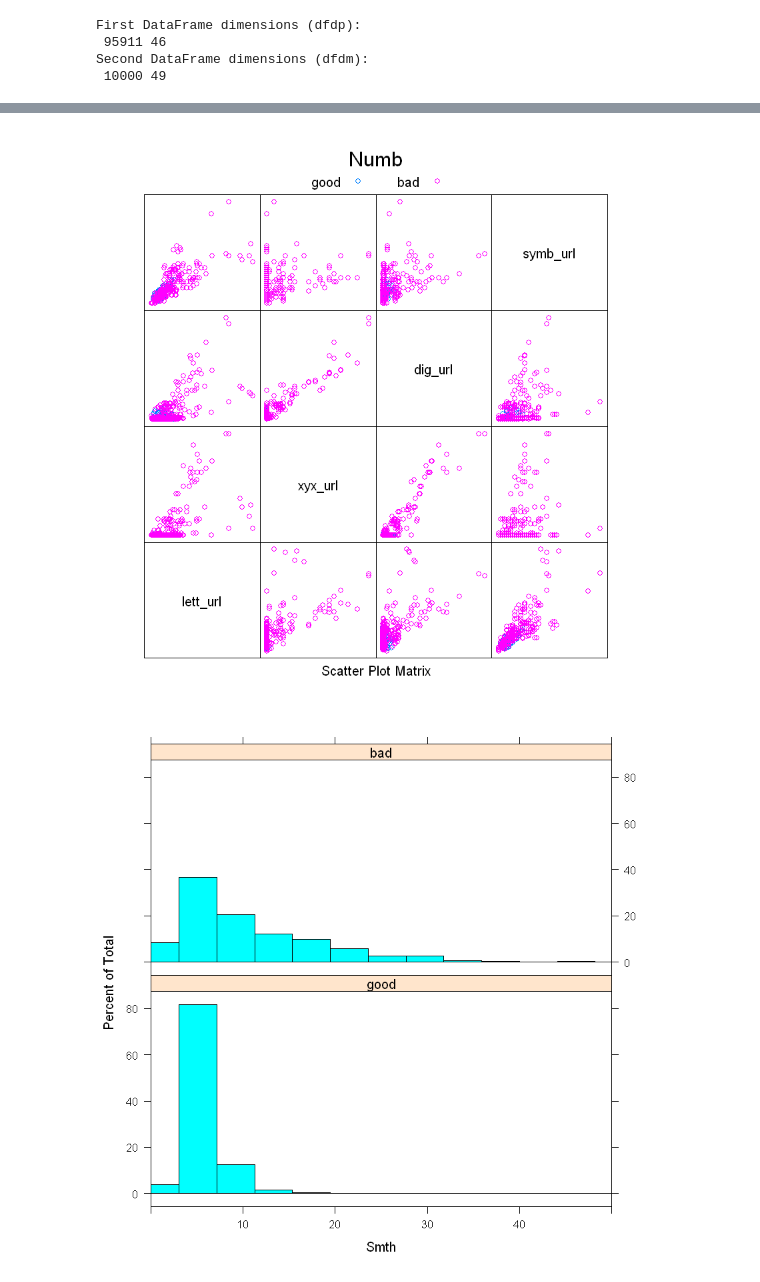
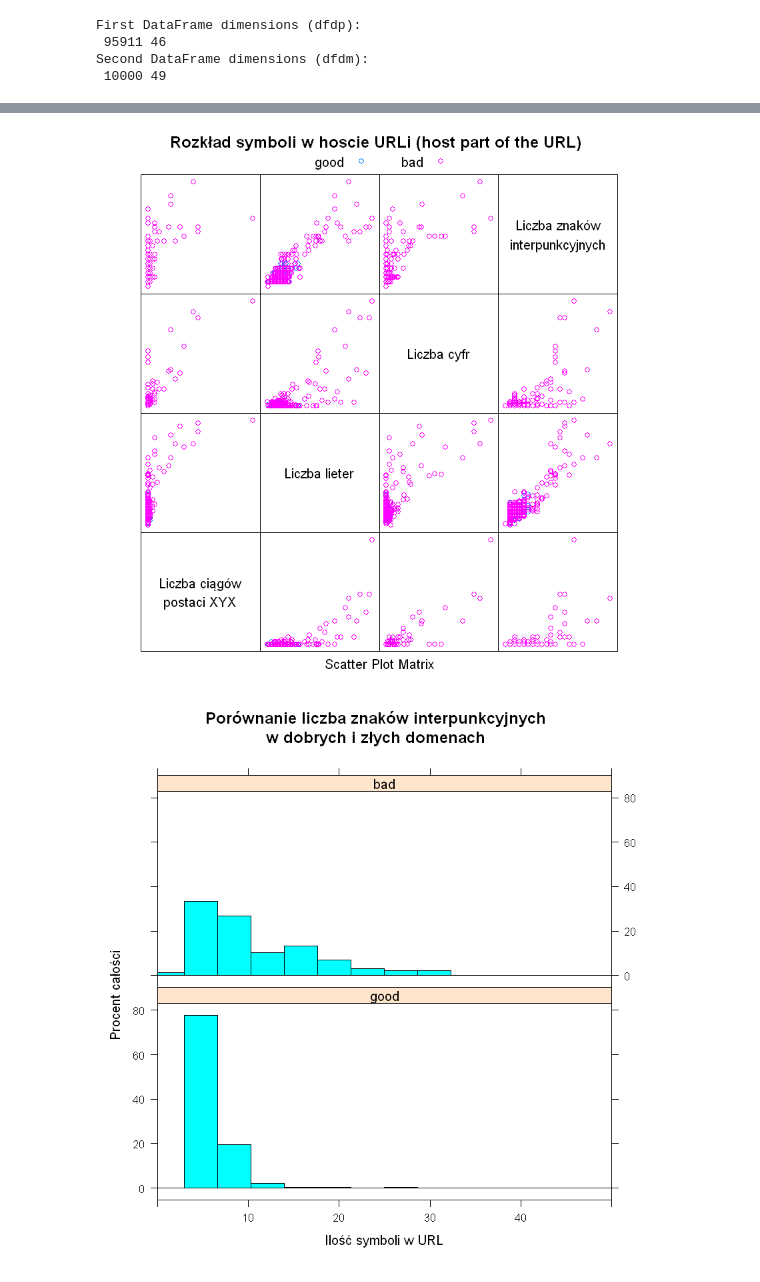
Before and after one commit to FrightenedFox/r-lab-project, a Jupyter notebook: data-visualization.ipynb, the cells around one changed output, grey strips where cells are left out. Cells and saved outputs as stored; diff of their text form; code cells hidden in the pictures.

```diff
--- a/data-visualization.ipynb
+++ b/data-visualization.ipynb
@@ -88,7 +92,6 @@ dfp[c("card_rem", "ratio_Rrem", "ratio_Arem",
       "jaccard_RR", "jaccard_RA", "jaccard_AR",
       "jaccard_AA", "jaccard_ARrd", "jaccard_ARrem")] <- NULL
 dfp$label <- factor(dfp$label)
-dfp$ranking <- factor(dfp$ranking)
 dfp$mld_res <- factor(dfp$mld_res)
 dfp$mld.ps_res <- factor(dfp$mld.ps_res)
 levels(dfp$label) <- c("good", "bad")
@@ -318,21 +347,29 @@ ggplot(fdfp[fdfp$url_l < 500, ], aes(x=label, y=url_l, fill=label)) + geom_violi
 # %%
-splom(~data.frame(lett_url, xyx_url, dig_url, symb_url),
-      data = fdfp[sample(nrow(fdfp), 500),],
+splom(~data.frame(xyx_host, lett_host, dig_host, symb_host),
+      data = fdfp[sample(nrow(fdfp), 1000),],
       pch = 1,
+      main = "Rozkład symboli w hoscie URLi (host part of the URL)",
       groups = label,
+#       xlab = c("A", "B", "C", "D"),
+#       xlab = "", # czymś takim można usunąńć ten napis "Scatter Plot Matrix"
+#       ylab = c("A", "B", "C", "D"),
       pscales = 0,
-      auto.key = list(columns = 2, title = "Numb")
+      auto.key = list(columns = 2),
+      varnames = c("Liczba ciągów\npostaci XYX", "Liczba lieter",
+                   "Liczba cyfr", "Liczba znaków\ninterpunkcyjnych")
       )
 # %% [output]
-[figure, old version]
+[figure, new version]
 # %%
 histogram(~ symb_url  | label  ,
           data = fdfp[sample(nrow(fdfp), 2000),],
-          xlab = "Smth",
+          main = "Porównanie liczba znaków interpunkcyjnych\nw dobrych i złych domenach",
+          xlab = "Ilość symboli w URL",
+          ylab = "Procent całości",
           layout = c(1, 2),
           nint = 20,
           xlim = c(0, 50)
          )
 # %% [output]
-[figure, old version]
+[figure, new version]
 # %%
```
Also changed, not shown: parts of 17 cells of this notebook, 4 other files.
